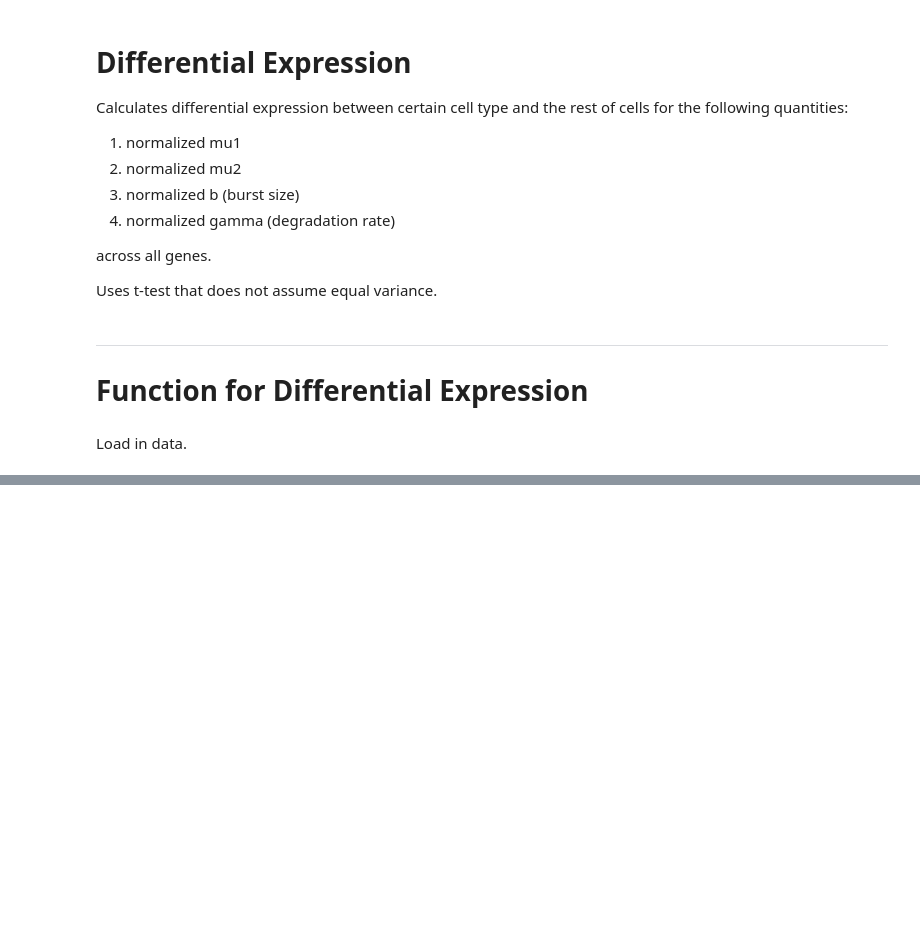
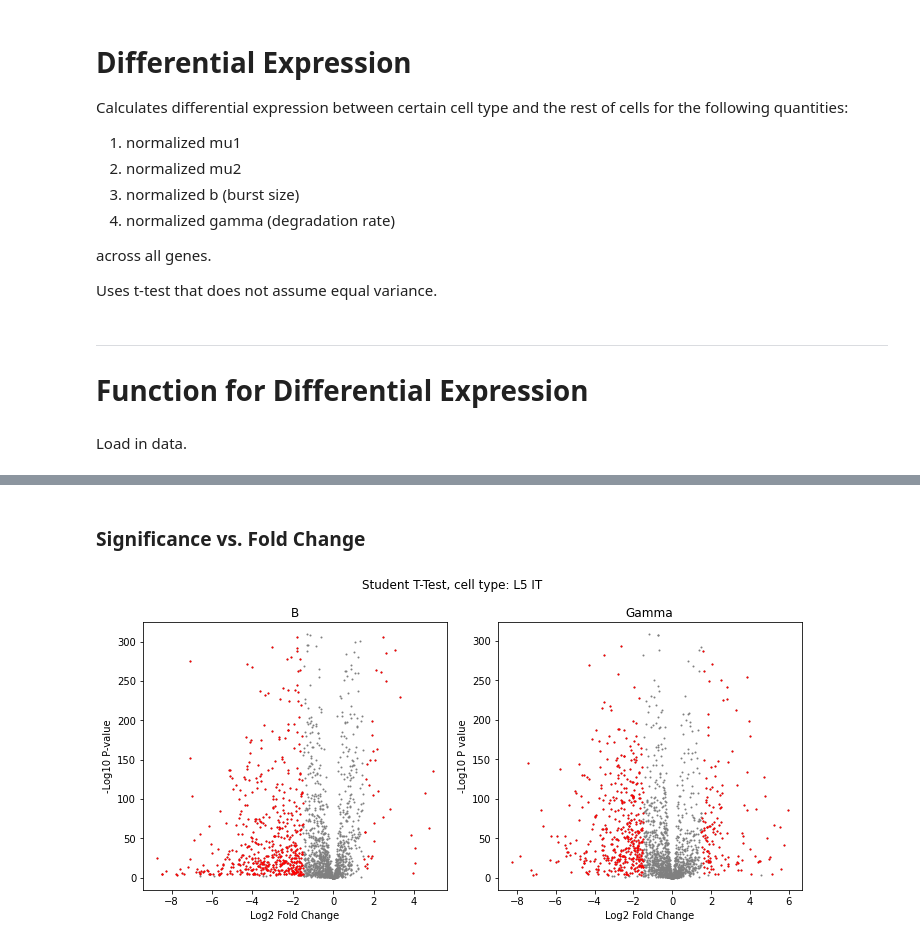
Before and after one commit to pachterlab/CGCCP_2023, a Jupyter notebook: Code/Notebooks/Analysis4_DifferentialExpression.ipynb, the cells around one changed output, grey strips where cells are left out. Cells and saved outputs as stored; diff of their text form; code cells hidden in the pictures; blank space fills up the shorter version.

```diff
--- a/Code/Notebooks/Analysis4_DifferentialExpression.ipynb
+++ b/Code/Notebooks/Analysis4_DifferentialExpression.ipynb
@@ -39,6 +43,8 @@ import scanpy as sc
 
 # stats
 from scipy.stats import ttest_ind
+# %%
+matplotlib.rcParams.update({'font.size': 28})
 # %% [markdown]
 -------
 
@@ -365,0 +212,12 @@ Wed Nov 16 08:56:45 2022 WARNING No artists with labels found to put in legend.
+# %%
+#two sided test
+genes = adata.var['gene_name'].tolist()[:2000] # only need to do once for each gene :)
+b_df_biVI,gamma_df_biVI,mu1_df_biVI,mu2_df_biVI = perform_ttest(adata,genes,results_dict,cluster_label='subclass_label',
+                   setup = 'Bursty-10-NAS_SHAPE',alternative = ['two-sided','less','greater'],
+                                                   return_dataframe = True)
+
+
+genes = adata.var['gene_name'].tolist()[:2000] # only need to do once for each gene :)
+b_df_scVI,gamma_df_scVI,mu1_df_scVI,mu2_df_scVI = perform_ttest(adata,genes,results_dict,cluster_label='subclass_label',
+                   setup = 'scVI-10-NAS_SHAPE',alternative = ['two-sided','less','greater'],
+                                                   return_dataframe = True)
@@ -365,0 +242,38 @@ Wed Nov 16 08:56:45 2022 WARNING No artists with labels found to put in legend.
+# %% [markdown]
+### Significance vs. Fold Change
+# %%
+cell_type = 'L5 IT'
+
+fig, ax = plt.subplots(1,2,figsize = (10,5))
+
+
+FC = 1.5
+PVal = -np.log10(0.025/20)
+sig_gamma = (abs(np.log2(gamma_df_biVI[f'{cell_type} fold change']))>FC) & (-np.log10(gamma_df_biVI[f'{cell_type} p-value, two-sided'])>PVal)
+sig_b = (abs(np.log2(b_df_biVI[f'{cell_type} fold change']))>FC) & (-np.log10(b_df_biVI[f'{cell_type} p-value, two-sided'])>PVal)
+
+
+
+ax[0].scatter(np.log2(b_df_biVI[f'{cell_type} fold change']),
+              -np.log10(b_df_biVI[f'{cell_type} p-value, two-sided']),s=1,c='gray')
+ax[0].scatter(np.log2(b_df_biVI[f'{cell_type} fold change'])[sig_b],
+              -np.log10(b_df_biVI[f'{cell_type} p-value, two-sided'])[sig_b],s=1,c='red')
+ax[0].set_xlabel('Log2 Fold Change')
+ax[0].set_ylabel('-Log10 P-value')
+ax[0].set_title('B')
+
+
+
+ax[1].scatter(np.log2(gamma_df_biVI[f'{cell_type} fold change']),
+              -np.log10(gamma_df_biVI[f'{cell_type} p-value, two-sided']),s=1,c='gray')
+ax[1].scatter(np.log2(gamma_df_biVI[f'{cell_type} fold change'])[sig_gamma],
+              -np.log10(gamma_df_biVI[f'{cell_type} p-value, two-sided'])[sig_gamma],s=1,c='red')
+ax[1].set_xlabel('Log2 Fold Change')
+ax[1].set_ylabel('-Log10 P value')
+ax[1].set_title('Gamma')
+
+plt.suptitle(f'Student T-Test, cell type: {cell_type}')
+
+plt.tight_layout();
+# %% [output]
+[figure, added]
```
Also changed, not shown: parts of 43 cells of this notebook, 9 other files.
